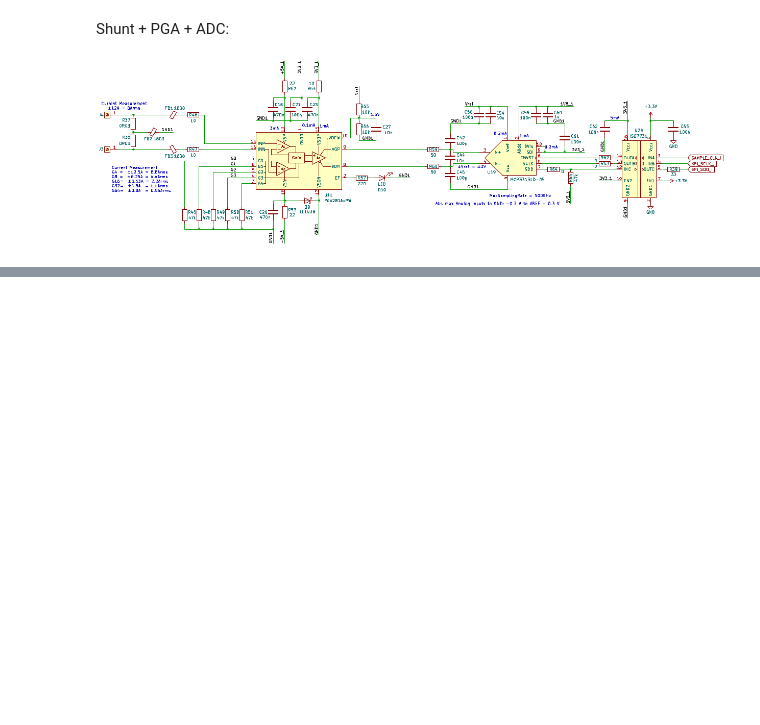
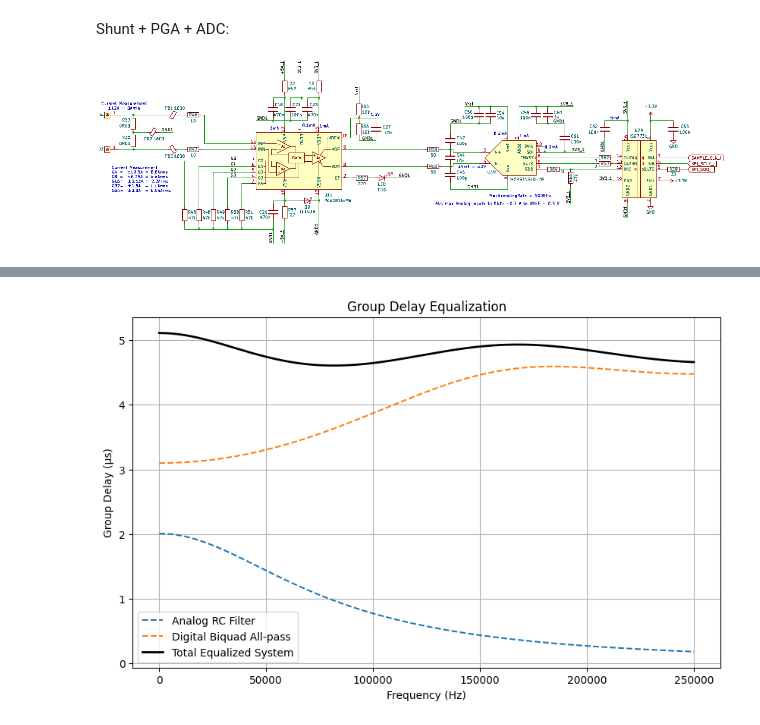
Before and after one commit to Pedroni345/TP4-ASSD-Python-GUI, a Jupyter notebook: PA.ipynb, the cells around one changed output, grey strips where cells are left out. Saved outputs shown, nothing was run; the diff lists cells and outputs as text; code cells hidden in the pictures; blank space fills up the shorter version.

```diff
--- a/PA.ipynb
+++ b/PA.ipynb
@@ -385,0 +457,87 @@ Shunt + PGA + ADC:
+# %%
+import numpy as np
+import scipy.signal as signal
+import scipy.optimize as opt
+import matplotlib.pyplot as plt
+
+# --- 1. System Parameters ---
+fs = 500000       # 500 kHz
+R = 100
+C = 20.1e-9
+w0_analog = 1 / (R * C)
+
+# --- 2. Define the Passband ---
+# We optimize for flatness
+# Here we start at i think 8Hz was defined by our highpass filter to filter DC and we end at Fs/2 which is 250k
+f_pass = np.linspace(8, 250e3, 500)
+w_pass = 2 * np.pi * f_pass
+
+# True analog group delay (in seconds)
+analog_gd = (1 / w0_analog) / (1 + (w_pass / w0_analog)**2)
+
+# --- 3. The Objective (Cost) Function ---
+def calculate_flatness(params):
+    f0, Q = params
+
+    # Boundary constraints to keep the math physically possible
+    if f0 <= 0 or f0 >= fs/2 or Q <= 0:
+        return 1e6
+
+    # 2nd-Order Digital All-Pass Coefficients (Cookbook method)
+    w0 = 2 * np.pi * f0 / fs
+    alpha = np.sin(w0) / (2 * Q)
+
+    # b = numerator, a = denominator
+    b = [(1 - alpha), -2 * np.cos(w0), (1 + alpha)]
+    a = [(1 + alpha), -2 * np.cos(w0), (1 - alpha)]
+
+    # Calculate digital group delay
+    w_dig, dig_gd_samples = signal.group_delay((b, a), w=f_pass, fs=fs)
+    dig_gd = dig_gd_samples / fs  # Convert samples to seconds
+
+    # Total delay is the sum of both filters
+    total_gd = analog_gd + dig_gd
+
+    # We want the flattest line, so we minimize the standard deviation
+    return np.std(total_gd)
+
+# --- 4. Run the Optimizer ---
+# We give it an initial guess: f0 = 80 kHz, Q = 0.5
+initial_guess = [80000, 0.5]
+result = opt.minimize(calculate_flatness, initial_guess, method='Nelder-Mead')
+
+best_f0, best_Q = result.x
+print(f"--- OPTIMIZATION RESULTS ---")
+print(f"Ideal f0: {best_f0:.1f} Hz")
+print(f"Ideal Q:  {best_Q:.4f}")
+
+# --- 5. Generate the Final Coefficients ---
+w0_opt = 2 * np.pi * best_f0 / fs
+alpha_opt = np.sin(w0_opt) / (2 * best_Q)
+
+b_opt = [(1 - alpha_opt), -2 * np.cos(w0_opt), (1 + alpha_opt)]
+a_opt = [(1 + alpha_opt), -2 * np.cos(w0_opt), (1 - alpha_opt)]
+
+# Normalize coefficients by a[0] (standard format for IIR filters)
+b_opt = [coef / a_opt[0] for coef in b_opt]
+a_opt = [coef / a_opt[0] for coef in a_opt]
+
+print(f"\nDigital Numerator (b):   {[round(x, 5) for x in b_opt]}")
+print(f"Digital Denominator (a): {[round(x, 5) for x in a_opt]}")
+
+# --- 6. Plot the Results ---
+_, dig_gd_samples_opt = signal.group_delay((b_opt, a_opt), w=f_pass, fs=fs)
+dig_gd_opt = dig_gd_samples_opt / fs
+
+plt.figure(figsize=(10, 6))
+plt.plot(f_pass, analog_gd * 1e6, label="Analog RC Filter", linestyle="--")
+plt.plot(f_pass, dig_gd_opt * 1e6, label="Digital Biquad All-pass", linestyle="--")
+plt.plot(f_pass, (analog_gd + dig_gd_opt) * 1e6, label="Total Equalized System", color="black", linewidth=2)
+
+plt.title("Group Delay Equalization")
+plt.xlabel("Frequency (Hz)")
+plt.ylabel("Group Delay (µs)")
+plt.legend()
+plt.grid(True)
+plt.show()
+# %% [output]
@@ -385,0 +550 @@ Shunt + PGA + ADC:
+[figure, added]
```
Also changed, not shown: parts of 3 cells of this notebook, 3 other files.
